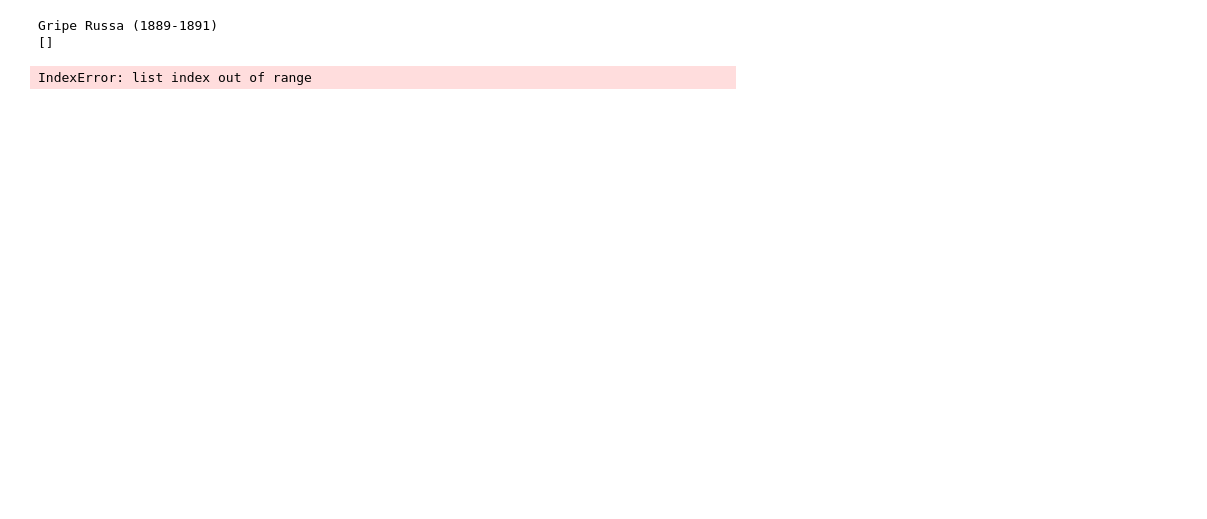
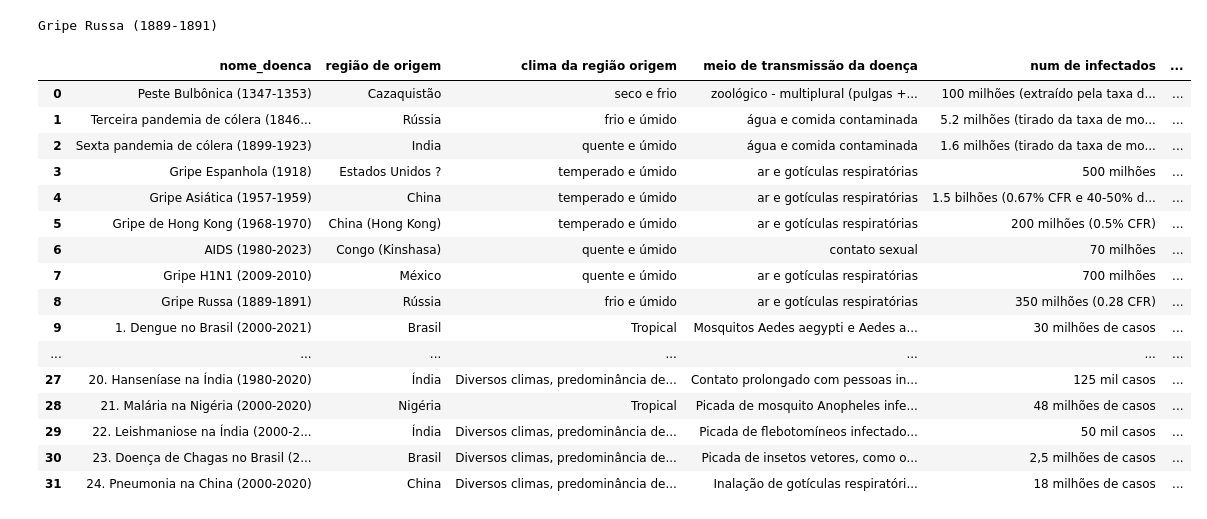
Before and after one commit to gapigo/ic_ia, a Jupyter notebook: tutoriais/making_dataframe.ipynb, the cells around one changed output. Cells and saved outputs as stored; diff of their text form; code cells hidden in the pictures; blank space fills up the shorter version.

```diff
--- a/tutoriais/making_dataframe.ipynb
+++ b/tutoriais/making_dataframe.ipynb
@@ -396,35 +396,53 @@ str_endemias = '''1. Dengue no Brasil (2000-2021)
 # %%
 import pandas as pd
 import re
 from copy import deepcopy
 len(str_pandemias.split('\n\n'))
 len(str_endemias.split('\n\n'))
 
 def exclude_links(_str: str):
     pattern=r'(http|ftp|https):\/\/([\w_-]+(?:(?:\.[\w_-]+)+))([\w.,@?^=%&:\/~+#-]*[\w@?^=%&\/~+#-])'
     _res = deepcopy(_str)
     for found in re.finditer(pattern, _str):
         _res = _res.replace(str(found.group()), '')
     return _res
 
-def get_info(doenca: str):
-    # rows = doenca.split('- ')
-    rows = re.findall(r'- .*$', doenca)
-    print(rows)
-    nome_doenca = rows[0].strip('\n').strip('.').strip()
+def get_info(doenca: str, title=False):
+    rows = re.split(r'\n-', doenca)
+    nome_doenca = rows[0]
+    for _ in range(5):
+        nome_doenca = nome_doenca.strip('\n').strip('.').strip()
+    if title:
+        return ('nome_doenca', *[info.split(': ')[0].strip('\n') for i, info in enumerate(rows) if i not in [0]])
     return (nome_doenca, *[info.split(': ')[1].strip('\n') for i, info in enumerate(rows) if i not in [0]])
 pandemias = str_pandemias.split('\n\n')
 pandemias = [exclude_links(doenca) for doenca in pandemias]
 endemias = str_endemias.split('\n\n')
 
 
 # pandemias[0]
 # exclude_links(pandemias[9])
 re.findall(r'^- .*$', pandemias[8])
 print(pandemias[8].split('- ')[0].strip('\n').strip('.').strip())
-list_data = [get_info(doenca) for doenca in pandemias]
-# list_data = [get_info(doenca) for doenca in pandemias] + [get_info(doenca) for doenca in endemias]
+# list_data = [get_info(doenca) for doenca in pandemias]
+list_data = [get_info(doenca) for doenca in pandemias] + [get_info(doenca) for doenca in endemias]
+pd.DataFrame(list_data, columns=get_info(pandemias[0], title=True))
 # %% [output]
 Gripe Russa (1889-1891)
-[]
-IndexError: list index out of range
+|  | nome_doenca | região de origem | clima da região origem | meio de transmissão da doença | num de infectados | ... |
+| 0 | Peste Bulbônica (1347-1353) | Cazaquistão | seco e frio | zoológico - multiplural (pulgas +... | 100 milhões (extraído pela taxa d... | ... |
+| 1 | Terceira pandemia de cólera (1846... | Rússia | frio e úmido | água e comida contaminada | 5.2 milhões (tirado da taxa de mo... | ... |
+| 2 | Sexta pandemia de cólera (1899-1923) | India | quente e úmido | água e comida contaminada | 1.6 milhões (tirado da taxa de mo... | ... |
+| 3 | Gripe Espanhola (1918) | Estados Unidos ? | temperado e úmido | ar e gotículas respiratórias | 500 milhões | ... |
+| 4 | Gripe Asiática (1957-1959) | China | temperado e úmido | ar e gotículas respiratórias | 1.5 bilhões (0.67% CFR e 40-50% d... | ... |
+| 5 | Gripe de Hong Kong (1968-1970) | China (Hong Kong) | temperado e úmido | ar e gotículas respiratórias | 200 milhões (0.5% CFR) | ... |
+| 6 | AIDS (1980-2023) | Congo (Kinshasa) | quente e úmido | contato sexual | 70 milhões | ... |
+| 7 | Gripe H1N1 (2009-2010) | México | quente e úmido | ar e gotículas respiratórias | 700 milhões | ... |
+| 8 | Gripe Russa (1889-1891) | Rússia | frio e úmido | ar e gotículas respiratórias | 350 milhões (0.28 CFR) | ... |
+| 9 | 1. Dengue no Brasil (2000-2021) | Brasil | Tropical | Mosquitos Aedes aegypti e Aedes a... | 30 milhões de casos | ... |
+| ... | ... | ... | ... | ... | ... | ... |
+| 27 | 20. Hanseníase na Índia (1980-2020) | Índia | Diversos climas, predominância de... | Contato prolongado com pessoas in... | 125 mil casos | ... |
+| 28 | 21. Malária na Nigéria (2000-2020) | Nigéria | Tropical | Picada de mosquito Anopheles infe... | 48 milhões de casos | ... |
+| 29 | 22. Leishmaniose na Índia (2000-2... | Índia | Diversos climas, predominância de... | Picada de flebotomíneos infectado... | 50 mil casos | ... |
+| 30 | 23. Doença de Chagas no Brasil (2... | Brasil | Diversos climas, predominância de... | Picada de insetos vetores, como o... | 2,5 milhões de casos | ... |
+| 31 | 24. Pneumonia na China (2000-2020) | China | Diversos climas, predominância de... | Inalação de gotículas respiratóri... | 18 milhões de casos | ... |
```
Also changed, not shown: 3 other files.
